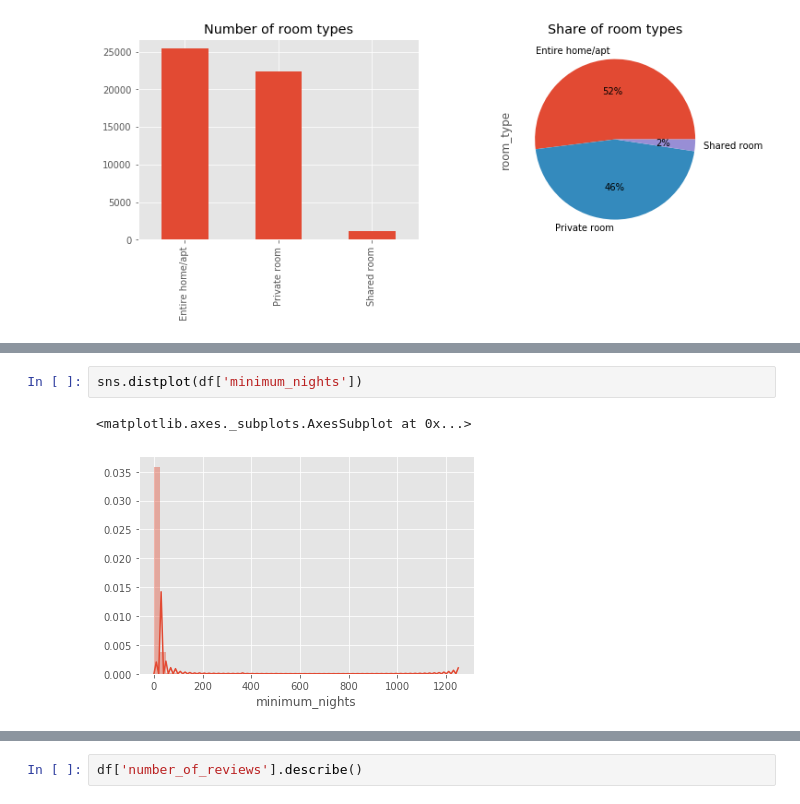
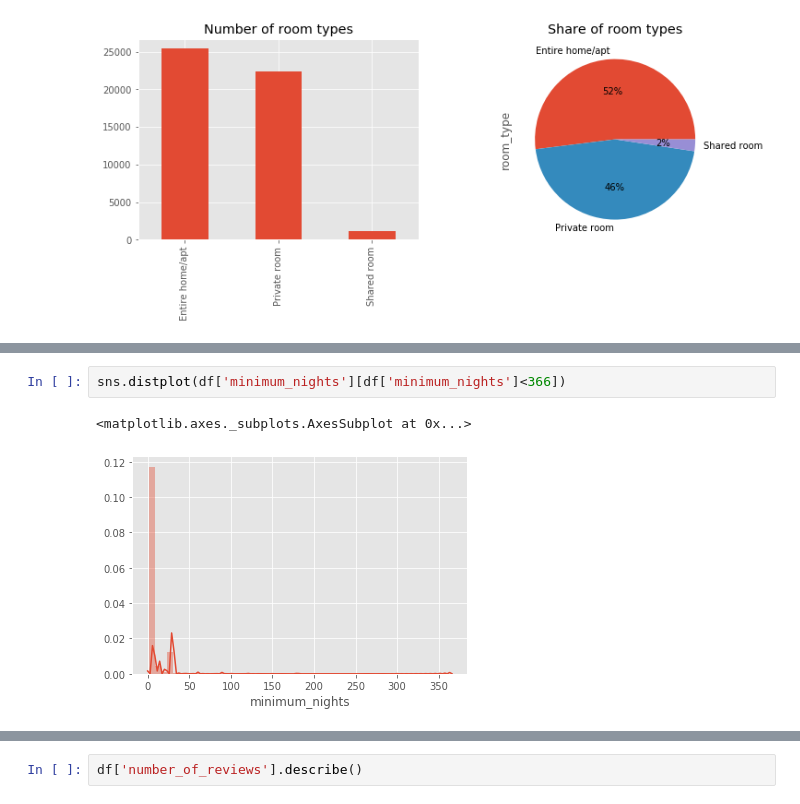
Before and after one commit to pawelmotek/Smart-pricing-airbnb-project, a Jupyter notebook: Project_airbnb_NY.ipynb, the cells around one changed output, grey strips where cells are left out. Drawn from its saved outputs; the diff is of its cells as text.

```diff
--- a/Project_airbnb_NY.ipynb
+++ b/Project_airbnb_NY.ipynb
@@ -158,5 +184,5 @@ df.room_type.value_counts().plot(kind='pie', title='Share of room types', ax=ax[
 # %%
-sns.distplot(df['minimum_nights'])
+sns.distplot(df['minimum_nights'][df['minimum_nights']<366])
 # %% [output]
 <matplotlib.axes._subplots.AxesSubplot at 0x...>
-[figure, old version]
+[figure, new version]
```
Also changed, not shown: parts of 31 cells of this notebook.
